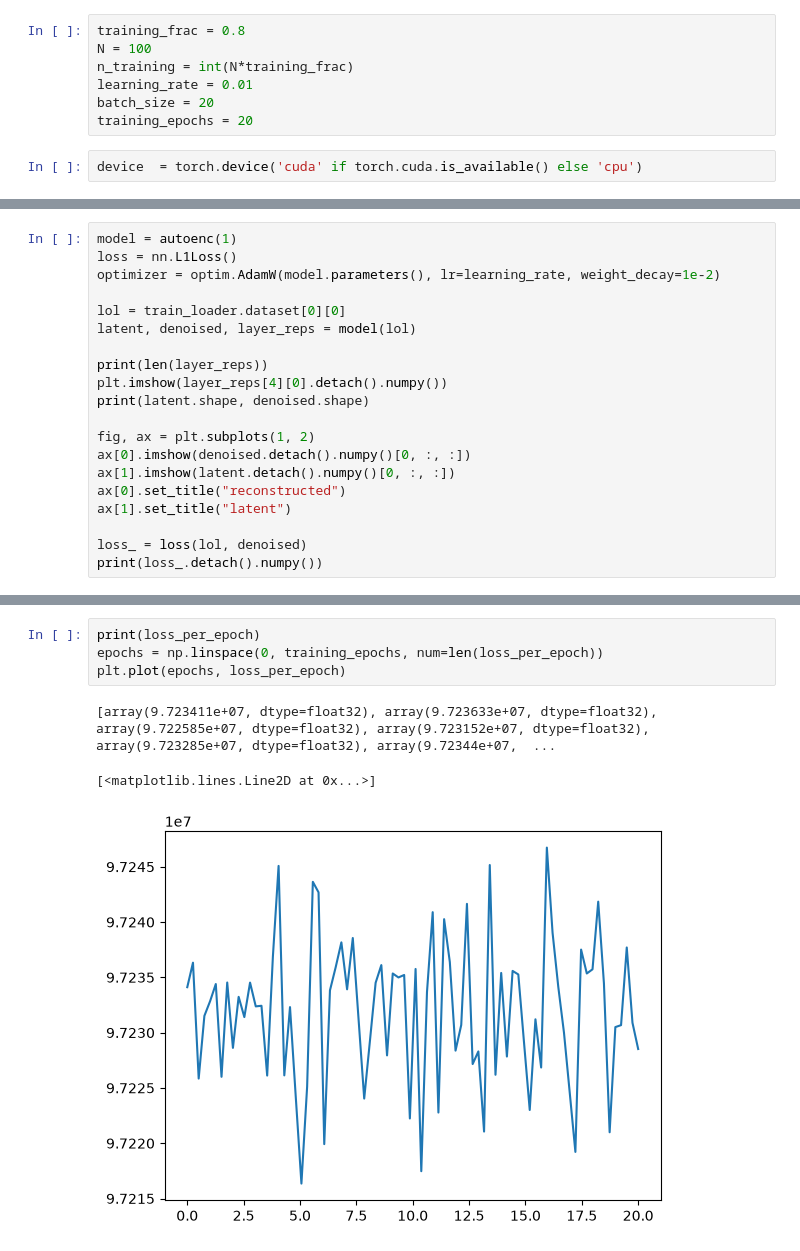
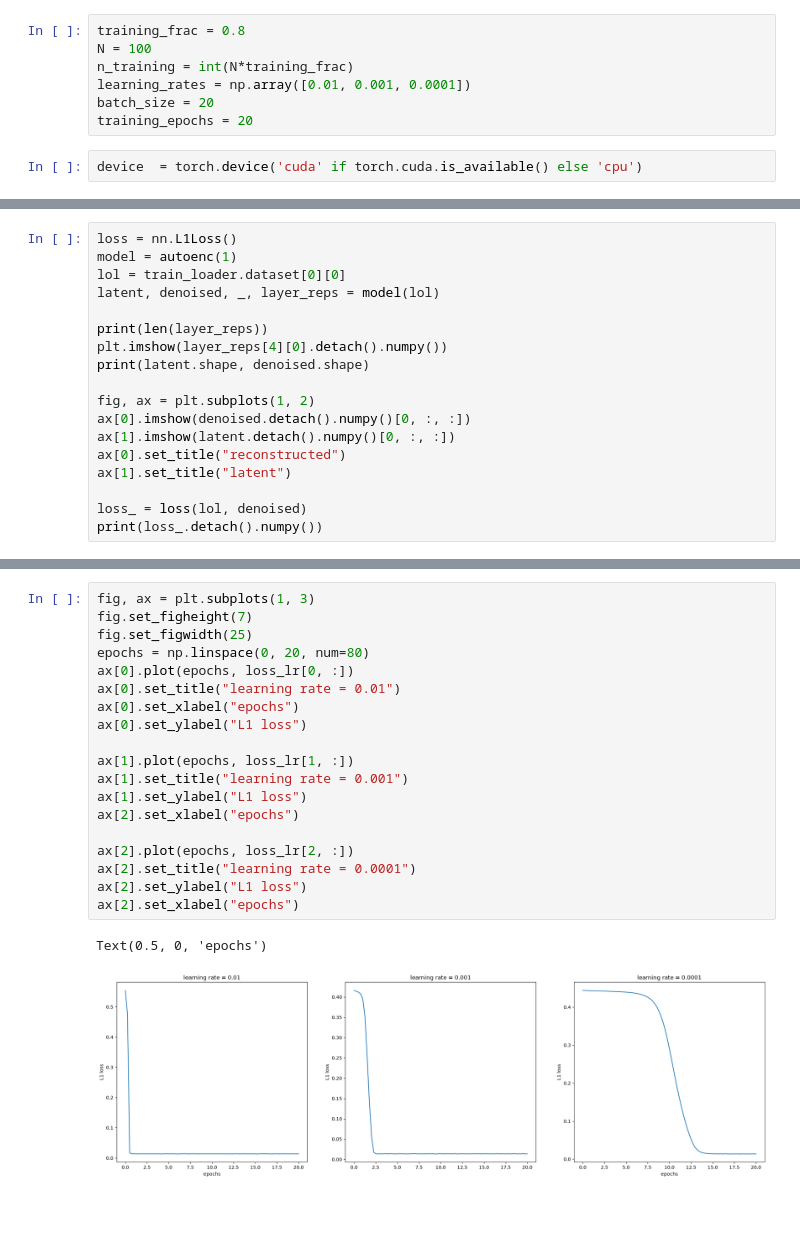
Before and after one commit to elenafolch/MSc-semester-project, a Jupyter notebook: autoencoder.ipynb, the cells around one changed output, grey strips where cells are left out. Drawn from its saved outputs; the diff is of its cells as text; blank space fills up the shorter version.

```diff
--- a/autoencoder.ipynb
+++ b/autoencoder.ipynb
@@ -18,7 +18,7 @@ from astropy.io import fits
 training_frac = 0.8
 N = 100
 n_training = int(N*training_frac)
-learning_rate = 0.01
+learning_rates = np.array([0.01, 0.001, 0.0001])
 batch_size = 20
 training_epochs = 20
 # %%
@@ -43,10 +47,8 @@ test_loader = DataLoader(test_dataset, batch_size=1, shuffle=False)
 # %%
+loss = nn.L1Loss()
 model = autoenc(1)
-loss = nn.L1Loss()
-optimizer = optim.AdamW(model.parameters(), lr=learning_rate, weight_decay=1e-2)
-
 lol = train_loader.dataset[0][0]
-latent, denoised, layer_reps = model(lol)
+latent, denoised, _, layer_reps = model(lol)
 
 print(len(layer_reps))
 plt.imshow(layer_reps[4][0].detach().numpy())
@@ -103,8 +116,22 @@ Epoch [12/20]
 # %%
-print(loss_per_epoch)
-epochs = np.linspace(0, training_epochs, num=len(loss_per_epoch))
-plt.plot(epochs, loss_per_epoch)
+fig, ax = plt.subplots(1, 3)
+fig.set_figheight(7)
+fig.set_figwidth(25)
+epochs = np.linspace(0, 20, num=80)
+ax[0].plot(epochs, loss_lr[0, :])
+ax[0].set_title("learning rate = 0.01")
+ax[0].set_xlabel("epochs")
+ax[0].set_ylabel("L1 loss")
+
+ax[1].plot(epochs, loss_lr[1, :])
+ax[1].set_title("learning rate = 0.001")
+ax[1].set_ylabel("L1 loss")
+ax[2].set_xlabel("epochs")
+
+ax[2].plot(epochs, loss_lr[2, :])
+ax[2].set_title("learning rate = 0.0001")
+ax[2].set_ylabel("L1 loss")
+ax[2].set_xlabel("epochs")
 # %% [output]
-[array(9.723411e+07, dtype=float32), array(9.723633e+07, dtype=float32), array(9.722585e+07, dtype=float32), array(9.723152e+07, dtype=float32), array(9.723285e+07, dtype=float32), array(9.72344e+07,  ...
+Text(0.5, 0, 'epochs')
-[<matplotlib.lines.Line2D at 0x...>]
-[figure, old version]
+[figure, new version]
```
Also changed, not shown: parts of 8 cells of this notebook, 5 other files.
